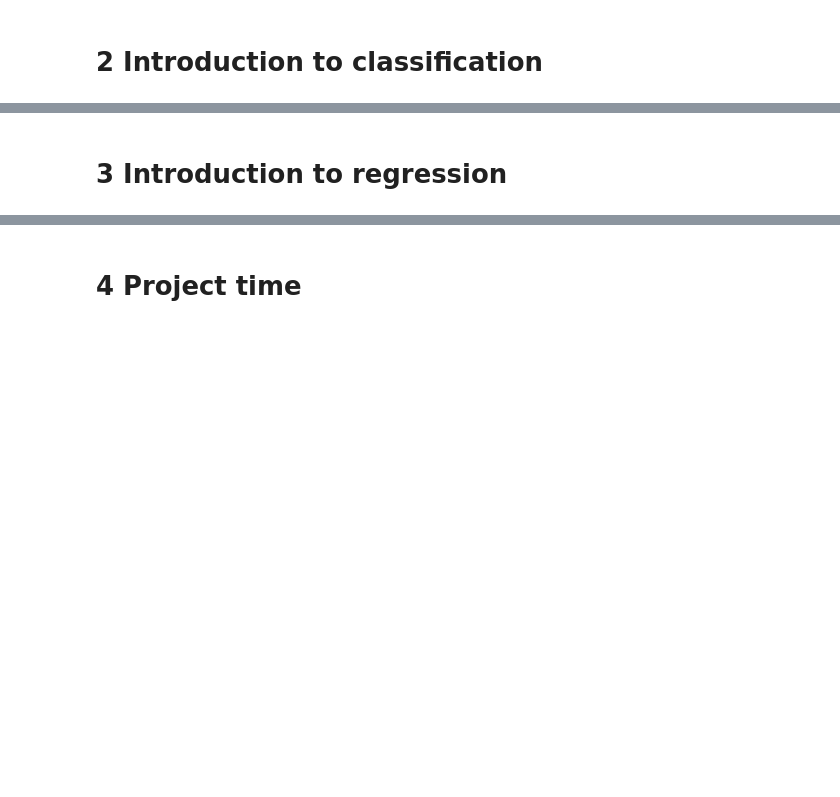
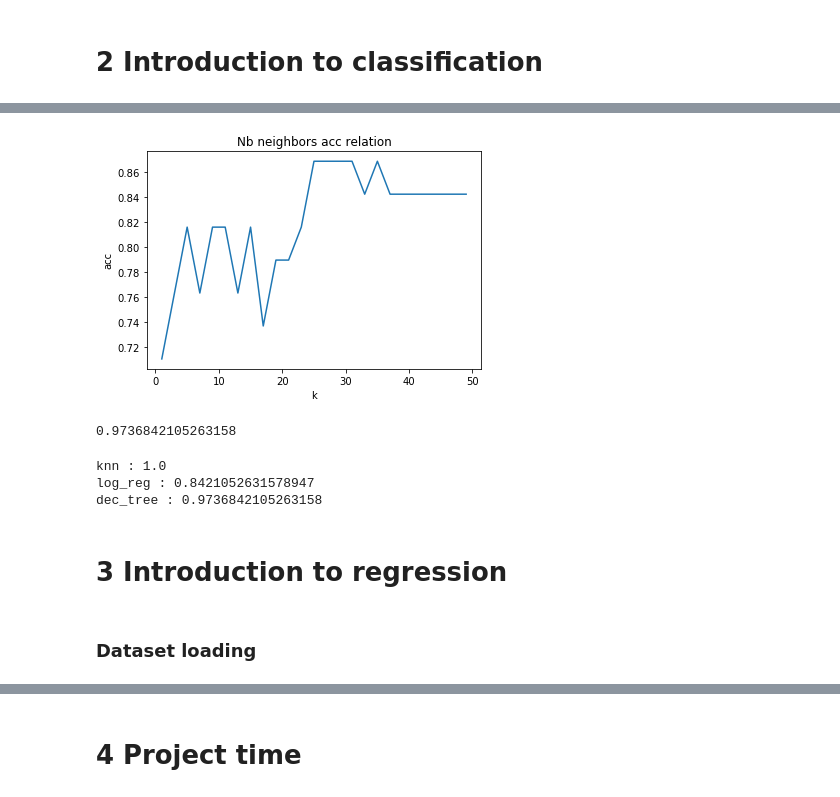
Before and after one commit to PUTvision/MLWorkshopPyCon2018, a Jupyter notebook: Say hello to machine learning in Python.ipynb, the cells around one changed output, grey strips where cells are left out. Cells and saved outputs as stored; diff of their text form; code cells hidden in the pictures; blank space fills up the shorter version.

```diff
--- a/Say hello to machine learning in Python.ipynb
+++ b/Say hello to machine learning in Python.ipynb
@@ -28,0 +65,5 @@ import matplotlib.pyplot as plt
+# %%
+X = iris.data
+y = iris.target
+
+X = X[:, :2]
@@ -28,0 +103,7 @@ import matplotlib.pyplot as plt
+# %%
+X_train, X_test, y_train, y_test = train_test_split(X, y, test_size=0.25, random_state=RANDOM_SEED,
+                                                   stratify=y)
+
+
+print('Class labels:', np.unique(y_train))
+print('Class counts:', np.unique(y_train, return_counts=True)[1])
@@ -28,0 +115,6 @@ import matplotlib.pyplot as plt
+# %%
+from sklearn.neighbors import KNeighborsClassifier
+
+
+knn_clf = KNeighborsClassifier()
+knn_clf.fit(X_train, y_train)
@@ -28,0 +138,6 @@ import matplotlib.pyplot as plt
+# %%
+from sklearn.metrics import accuracy_score
+
+
+y_test_pred = knn_clf.predict(X_test)
+accuracy_score(y_test, y_test_pred)
@@ -28,0 +159,30 @@ import matplotlib.pyplot as plt
+# %%
+# Ex1 solution (all solutions will be moved to another notebook later)
+nb_neighbors = []
+accuracies = []
+
+for i in range(1, 51, 2):
+    knn_clf = KNeighborsClassifier(n_neighbors=i)
+    knn_clf.fit(X_train, y_train)
+    y_test_pred = knn_clf.predict(X_test)
+    nb_neighbors.append(i)
+    accuracies.append(accuracy_score(y_test, y_test_pred))
+
+plt.plot(nb_neighbors, accuracies)
+plt.title('Nb neighbors acc relation')
+plt.xlabel('k')
+plt.ylabel('acc')
+plt.show()
+# %% [output]
+[figure, added]
+# %%
+# Ex2 solution
+from sklearn.tree import DecisionTreeClassifier
+
+
+dec_tree_clf = DecisionTreeClassifier(random_state=RANDOM_SEED)
+dec_tree_clf.fit(X_train, y_train)
+y_test_pred = dec_tree_clf.predict(X_test)
+accuracy_score(y_test, y_test_pred)
+# %% [output]
+0.9736842105263158
@@ -29,2 +195,17 @@ import matplotlib.pyplot as plt
+# %%
+# basic, without hyperparams tuning
+classifiers = {'knn': KNeighborsClassifier(), 'log_reg': LogisticRegression(random_state=RANDOM_SEED),
+               'dec_tree': DecisionTreeClassifier(random_state=RANDOM_SEED)}
+for clf_name, clf in classifiers.items():
+    clf.fit(X_train, y_train)
+    y_test_pred = clf.predict(X_test)
+    acc = accuracy_score(y_test, y_test_pred)
+    print(clf_name, ':', acc)
+# %% [output]
+knn : 1.0
+log_reg : 0.8421052631578947
+dec_tree : 0.9736842105263158
 # %% [markdown]
 # 3 Introduction to regression
+# %% [markdown]
+### Dataset loading
```
Also changed, not shown: parts of 36 cells of this notebook.
